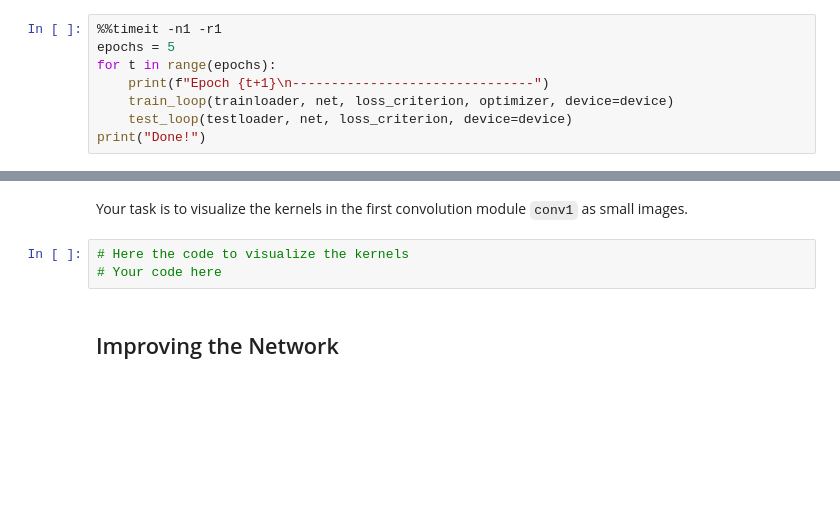
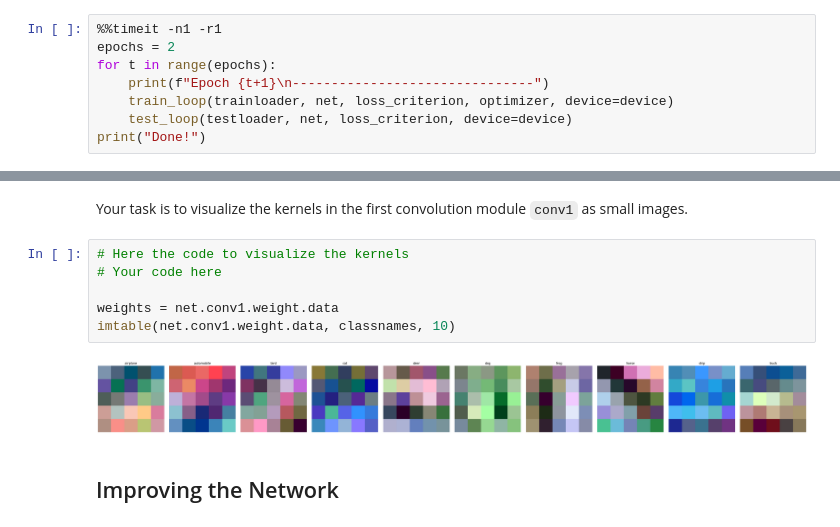
Before and after one commit to Joshua6125/computer-vision, a Jupyter notebook: week_6/6_CNN.ipynb, the cells around one changed output, grey strips where cells are left out. Saved outputs shown, nothing was run; the diff lists cells and outputs as text; blank space fills up the shorter version.

```diff
--- a/week_6/6_CNN.ipynb
+++ b/week_6/6_CNN.ipynb
@@ -533,7 +535,7 @@ def test_loop(dataloader, model, loss_fn, device=None):
 The learning process then becomes:
 # %%
 %%timeit -n1 -r1
-epochs = 5
+epochs = 2
 for t in range(epochs):
     print(f"Epoch {t+1}\n-------------------------------")
     train_loop(trainloader, net, loss_criterion, optimizer, device=device)
@@ -624,6 +622,11 @@ Your task is to visualize the kernels in the first convolution module `conv1` as
 # %%
 # Here the code to visualize the kernels
 # Your code here
+
+weights = net.conv1.weight.data
+imtable(net.conv1.weight.data, classnames, 10)
+# %% [output]
+[figure, added]
 # %% [markdown]
 ## Improving the Network
 # %% [markdown]
```
Also changed, not shown: parts of 13 cells of this notebook, 1 other file.
